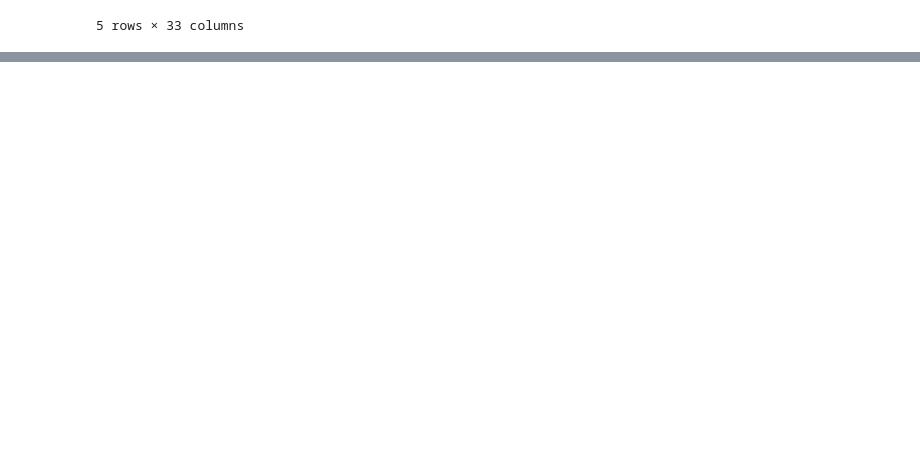
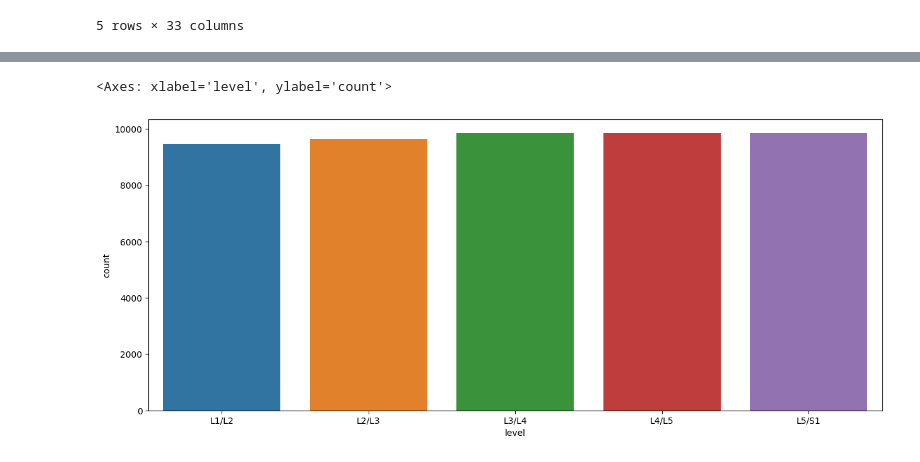
Before and after one commit to Arghya123r/Ml_codes, a Jupyter notebook: lumbar-spine-degen.ipynb, the cells around one changed output, grey strips where cells are left out. Drawn from its saved outputs; the diff is of its cells as text; code cells hidden in the pictures; blank space fills up the shorter version.

```diff
--- a/lumbar-spine-degen.ipynb
+++ b/lumbar-spine-degen.ipynb
@@ -131,0 +131,6 @@ image =
+# %%
+fig, ax = plt.subplots(figsize=(15,6))
+sns.countplot(x='level',data=df_train_2,ax=ax)
+# %% [output]
+<Axes: xlabel='level', ylabel='count'>
+[figure, added]
```
Also changed, not shown: parts of 8 cells of this notebook.
